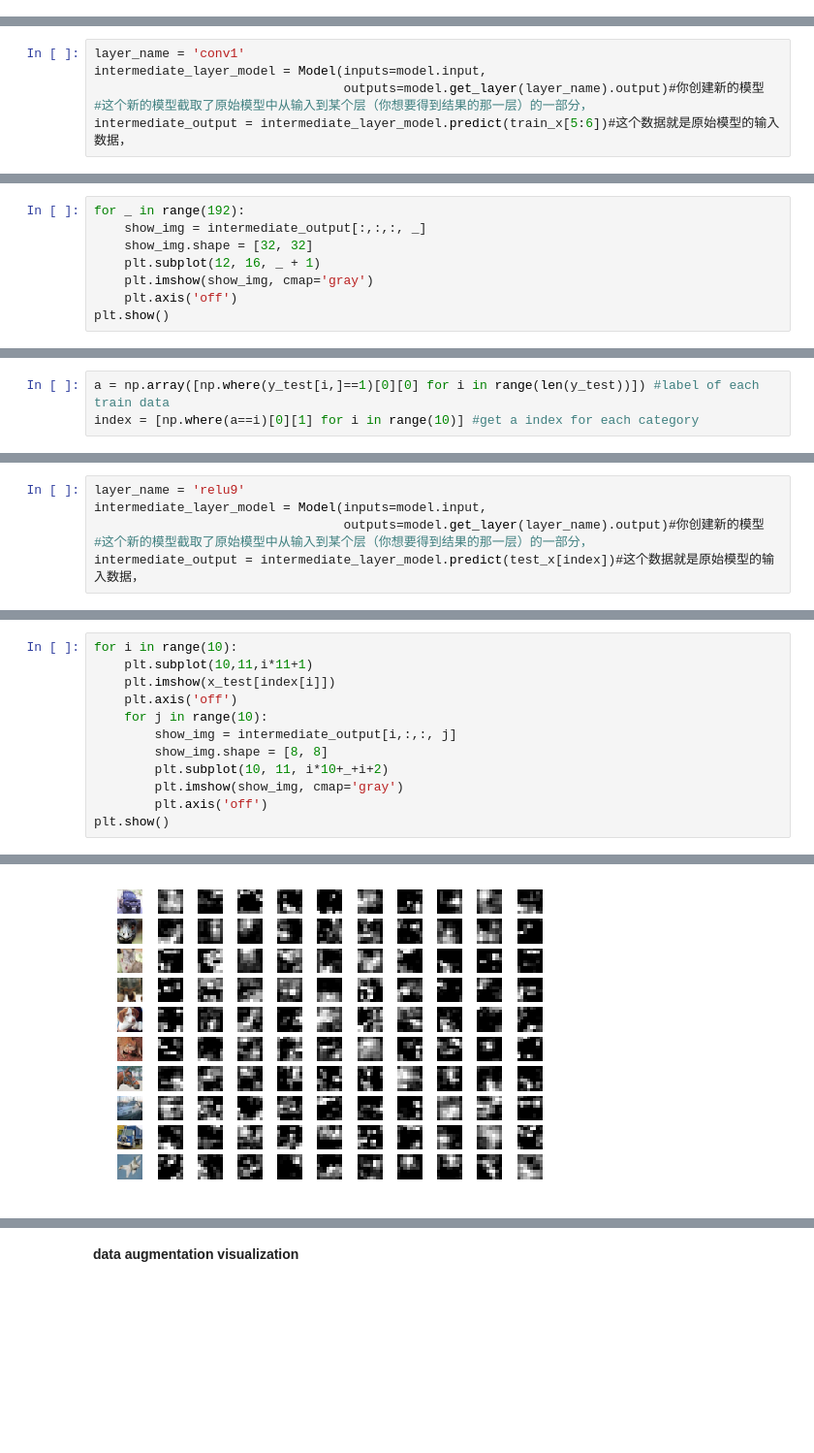
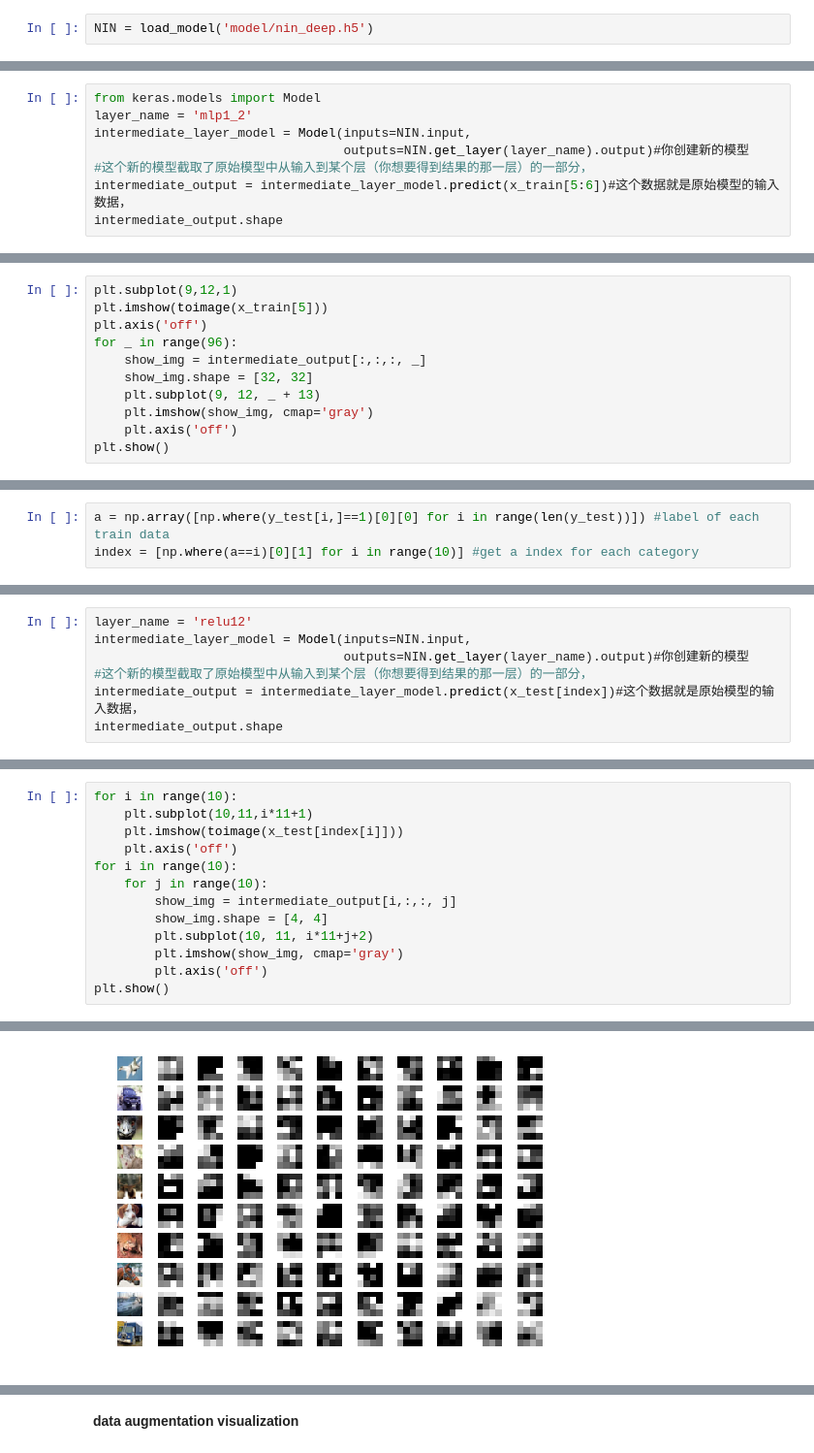
Before and after one commit to wxya2017/GR5242-CIFAR10, a Jupyter notebook: final_model_editted.ipynb, the cells around one changed output, grey strips where cells are left out. Shown: that part at 97% size. Saved outputs shown, nothing was run; the diff lists cells and outputs as text; blank space fills up the shorter version.

```diff
--- a/final_model_editted.ipynb
+++ b/final_model_editted.ipynb
@@ -513,0 +507,2 @@ print(model.summary())
+# %%
+NIN = load_model('model/nin_deep.h5')
@@ -514,6 +533,8 @@ print(model.summary())
 # %%
-layer_name = 'conv1'
-intermediate_layer_model = Model(inputs=model.input,
-                                 outputs=model.get_layer(layer_name).output)#你创建新的模型
+from keras.models import Model
+layer_name = 'mlp1_2'
+intermediate_layer_model = Model(inputs=NIN.input,
+                                 outputs=NIN.get_layer(layer_name).output)#你创建新的模型
 #这个新的模型截取了原始模型中从输入到某个层（你想要得到结果的那一层）的一部分，
-intermediate_output = intermediate_layer_model.predict(train_x[5:6])#这个数据就是原始模型的输入数据，
+intermediate_output = intermediate_layer_model.predict(x_train[5:6])#这个数据就是原始模型的输入数据，
+intermediate_output.shape
@@ -529,8 +543,11 @@ plt.imshow(x_train[5])
 # %%
-for _ in range(192):
+plt.subplot(9,12,1)
+plt.imshow(toimage(x_train[5]))
+plt.axis('off')
+for _ in range(96):
     show_img = intermediate_output[:,:,:, _]
     show_img.shape = [32, 32]
-    plt.subplot(12, 16, _ + 1)
+    plt.subplot(9, 12, _ + 13)
     plt.imshow(show_img, cmap='gray')
     plt.axis('off')
 plt.show()
@@ -557,6 +565,7 @@ array([[1., 0., 0., 0., 0., 0., 0., 0., 0., 0.],
 # %%
-layer_name = 'relu9'
-intermediate_layer_model = Model(inputs=model.input,
-                                 outputs=model.get_layer(layer_name).output)#你创建新的模型
+layer_name = 'relu12'
+intermediate_layer_model = Model(inputs=NIN.input,
+                                 outputs=NIN.get_layer(layer_name).output)#你创建新的模型
 #这个新的模型截取了原始模型中从输入到某个层（你想要得到结果的那一层）的一部分，
-intermediate_output = intermediate_layer_model.predict(test_x[index])#这个数据就是原始模型的输入数据，
+intermediate_output = intermediate_layer_model.predict(x_test[index])#这个数据就是原始模型的输入数据，
+intermediate_output.shape
@@ -567,12 +574,13 @@ intermediate_output.shape
 # %%
 for i in range(10):
     plt.subplot(10,11,i*11+1)
-    plt.imshow(x_test[index[i]])
+    plt.imshow(toimage(x_test[index[i]]))
     plt.axis('off')
+for i in range(10):
     for j in range(10):
         show_img = intermediate_output[i,:,:, j]
-        show_img.shape = [8, 8]
-        plt.subplot(10, 11, i*10+_+i+2)
+        show_img.shape = [4, 4]
+        plt.subplot(10, 11, i*11+j+2)
         plt.imshow(show_img, cmap='gray')
         plt.axis('off')
 plt.show()
@@ -580,2 +591,2 @@ plt.show()
-[figure, old version]
+[figure, new version]
 # %%
```
Also changed, not shown: parts of 15 cells of this notebook.
